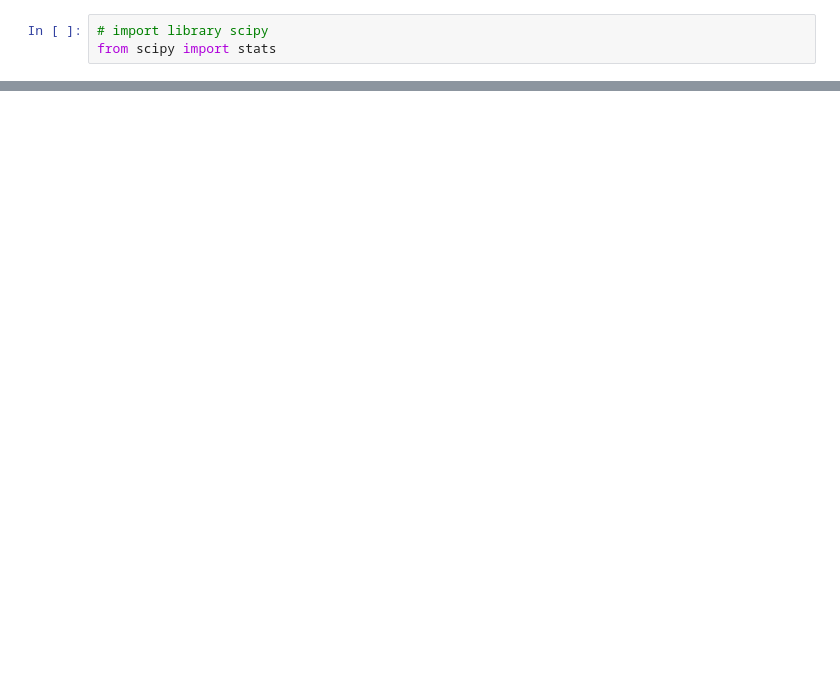
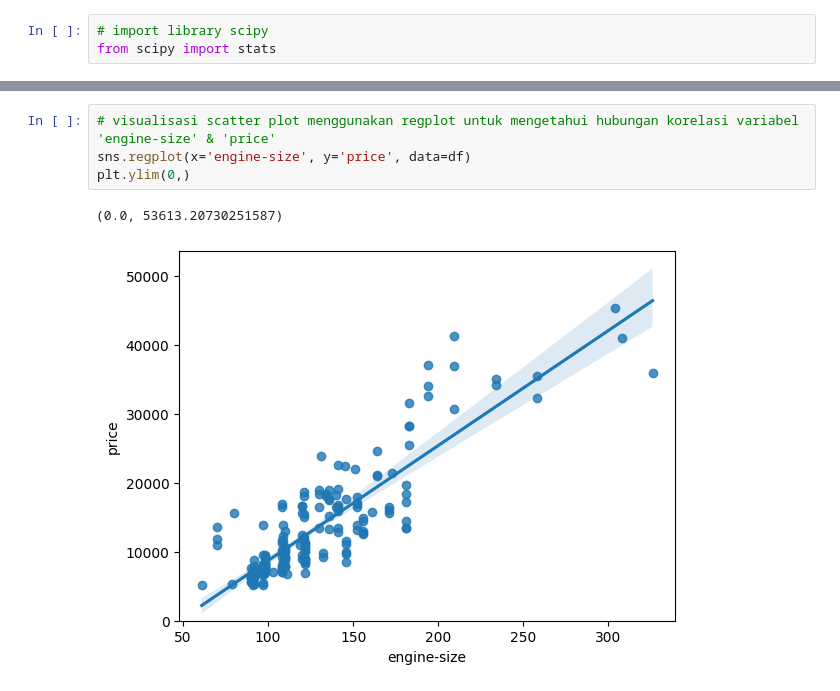
Before and after one commit to BagasAryo/Project-based-ML, a Jupyter notebook: Visualisasi_Data/VisualisasiData.ipynb, the cells around one changed output, grey strips where cells are left out. Drawn from its saved outputs; the diff is of its cells as text; blank space fills up the shorter version.

Commit message:
unfinished visualisasi data and ann-tabulardataset

```diff
--- a/Visualisasi_Data/VisualisasiData.ipynb
+++ b/Visualisasi_Data/VisualisasiData.ipynb
@@ -584,0 +623,7 @@ The Pearson Correlation Coefficienet is 0.584641822265508  with a P-value of P =
+# %%
+# visualisasi scatter plot menggunakan regplot untuk mengetahui hubungan korelasi variabel 'engine-size' & 'price'
+sns.regplot(x='engine-size', y='price', data=df)
+plt.ylim(0,)
+# %% [output]
+(0.0, 53613.20730251587)
+[figure, added]
```
Also changed, not shown: parts of 21 cells of this notebook, 2 other files.
